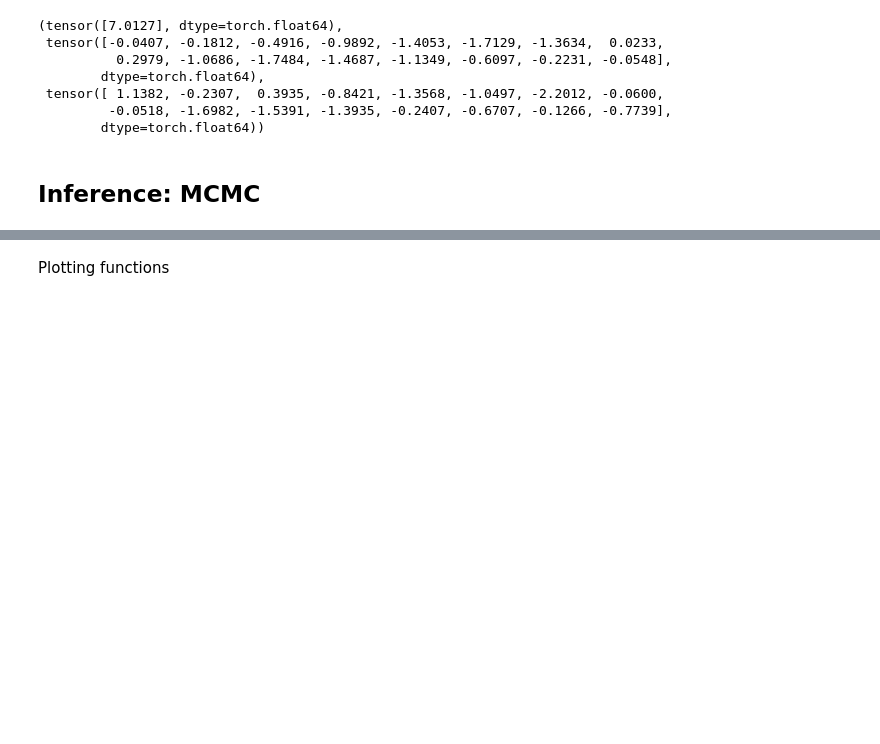
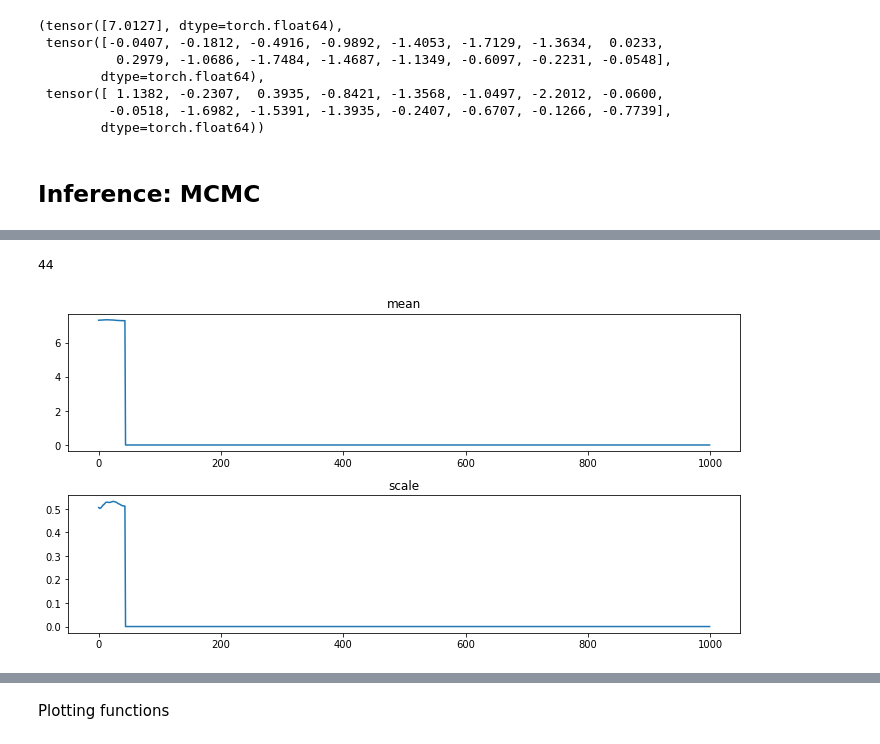
Before and after one commit to lm2612/climt_dask, a Jupyter notebook: DaskGray.ipynb, the cells around one changed output, grey strips where cells are left out. Saved outputs shown, nothing was run; the diff lists cells and outputs as text; code cells hidden in the pictures; blank space fills up the shorter version.

Commit message:
plot losses and parmeters

```diff
--- a/DaskGray.ipynb
+++ b/DaskGray.ipynb
@@ -446,3 +447,26 @@ Iteration 0
+# %%
+t
+# %% [output]
+44
+# %%
+
+
+fig = plt.figure(figsize=(10,10))
+ax1 = plt.subplot2grid((3, 1), (0, 0));
+ax1.plot(params[:,0])
+plt.title('mean');
+
+ax1 = plt.subplot2grid((3, 1), (1, 0));
+ax1.plot(params[:,0])
+plt.title('mean');
+
+ax3 = plt.subplot2grid((3, 1), (2, 0));
+ax2.plot(params[:,1])
+plt.title('scale');
+
+plt.tight_layout();
+# %% [output]
+[figure, added]
 # %%
 zonal_wind = model_state["eastward_wind"].mean('lon')
 plt.plot(zonal_wind[0])
```
Also changed, not shown: parts of 2 cells of this notebook.
